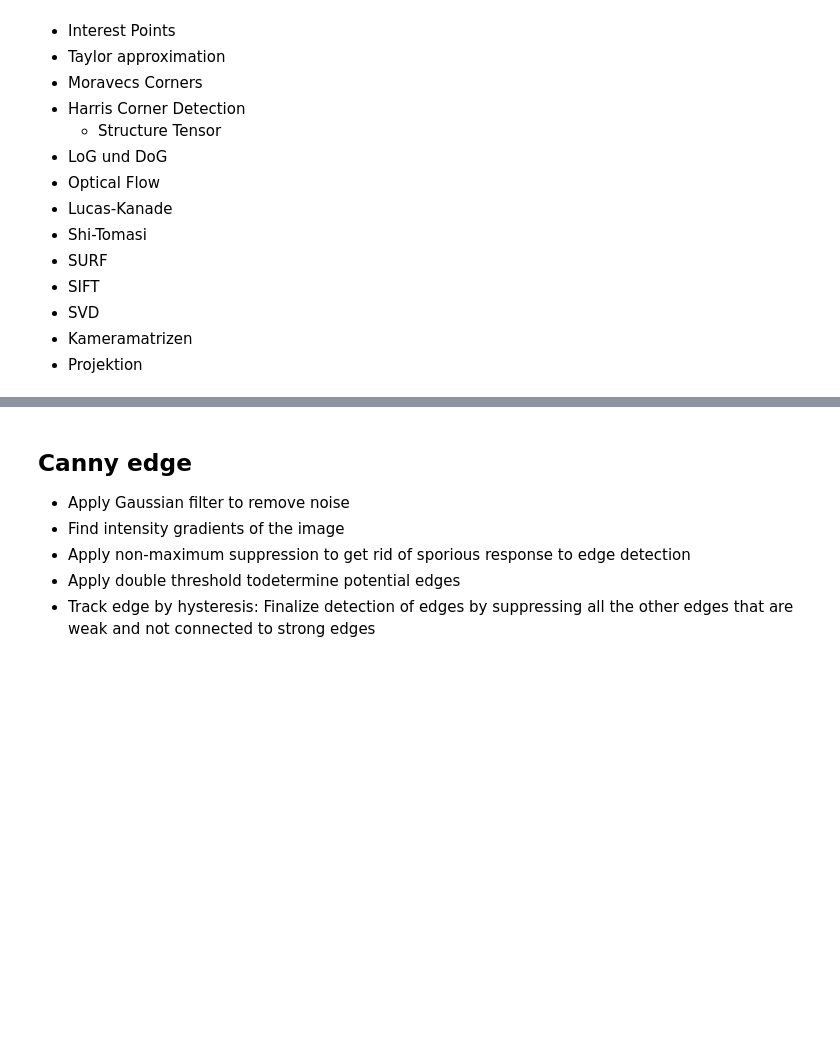
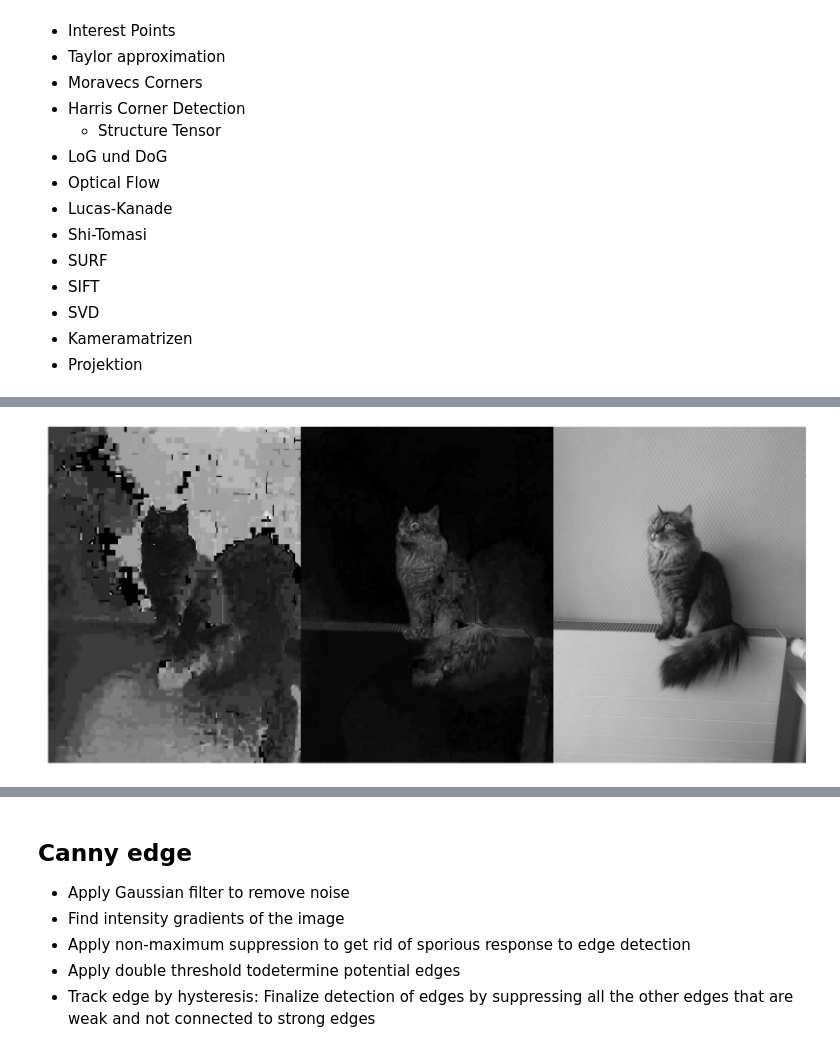
Before and after one commit to justayak/computer_vision_ws2015, a Jupyter notebook: play/Overview.ipynb, the cells around one changed output, grey strips where cells are left out. Cells and saved outputs as stored; diff of their text form; code cells hidden in the pictures; blank space fills up the shorter version.

```diff
--- a/play/Overview.ipynb
+++ b/play/Overview.ipynb
@@ -64,0 +118,27 @@ Smila = jv.imresize(Smila, size)
+# %%
+# Show value of Smila
+I = np.array(Image.open('smila.png').convert('RGB'))
+
+import colorsys
+
+H = np.zeros((I.shape[0], I.shape[1]))
+S = np.zeros((I.shape[0], I.shape[1]))
+V = np.zeros((I.shape[0], I.shape[1]))
+for x in range(0, I.shape[1]):
+    for y in range(0, I.shape[0]):
+        h, s, v = colorsys.rgb_to_hsv(I[y,x,0], I[y,x,1], I[y,x,2])
+        H[y,x] = h
+        S[y,x] = s
+        V[y,x] = v
+# %%
+# paint
+Hi = H.copy()
+Si = S.copy()
+Vi = V.copy()
+
+Hi = jv.translate(Hi, 0, 1, 0, 255)
+Si = jv.translate(Si, 0, 1, 0, 255)
+
+jv.plot_mats([Hi, Si, Vi], cols=3, size=32)
+# %% [output]
+[figure, added]
```
Also changed, not shown: parts of 8 cells of this notebook, 2 other files.
